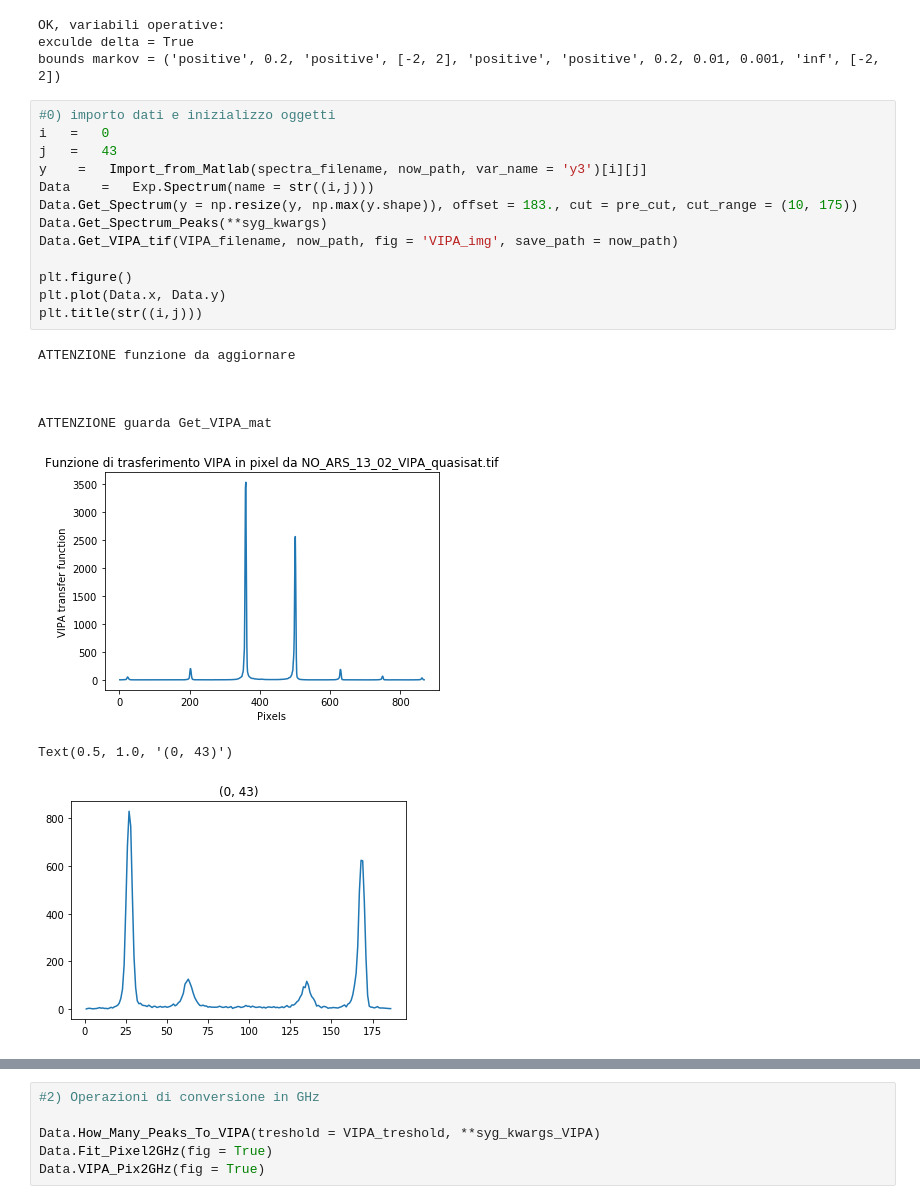
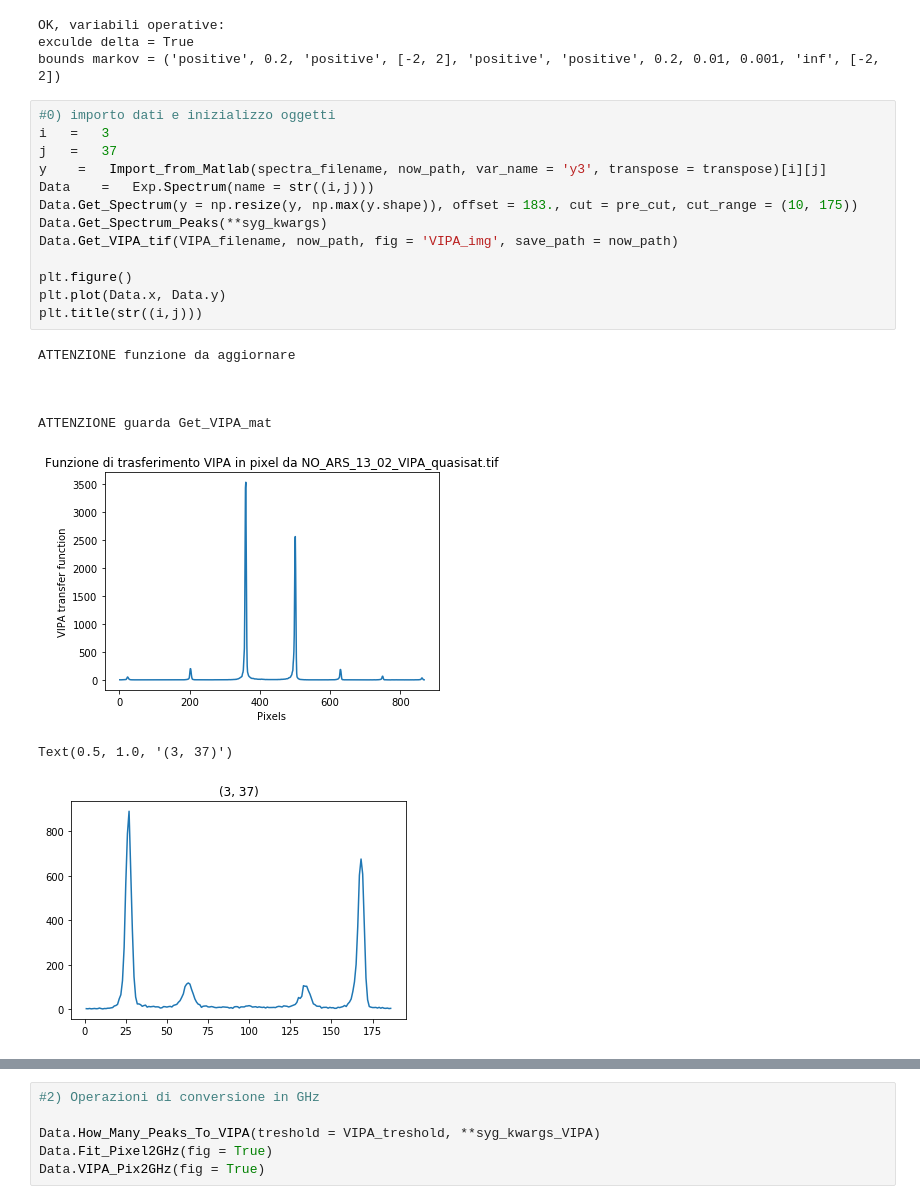
Before and after one commit to flautodipan/Python_Libraries, a Jupyter notebook: Experimentum_single.ipynb, the cells around one changed output, grey strips where cells are left out. Drawn from its saved outputs; the diff is of its cells as text.

```diff
--- a/Experimentum_single.ipynb
+++ b/Experimentum_single.ipynb
@@ -79,26 +79,26 @@ exculde delta = True
 bounds markov = ('positive', 0.2, 'positive', [-2, 2], 'positive', 'positive', 0.2, 0.01, 0.001, 'inf', [-2, 2])
 # %%
 #0) importo dati e inizializzo oggetti
-i   =   0
-j   =   43
-y    =   Import_from_Matlab(spectra_filename, now_path, var_name = 'y3')[i][j]
+i   =   3
+j   =   37
+y    =   Import_from_Matlab(spectra_filename, now_path, var_name = 'y3', transpose = transpose)[i][j]
 Data    =   Exp.Spectrum(name = str((i,j)))
 Data.Get_Spectrum(y = np.resize(y, np.max(y.shape)), offset = 183., cut = pre_cut, cut_range = (10, 175))
 Data.Get_Spectrum_Peaks(**syg_kwargs)
 Data.Get_VIPA_tif(VIPA_filename, now_path, fig = 'VIPA_img', save_path = now_path)
 
 plt.figure()
 plt.plot(Data.x, Data.y)
 plt.title(str((i,j)))
 # %% [output]
 ATTENZIONE funzione da aggiornare
 
 
 
 ATTENZIONE guarda Get_VIPA_mat
 [figure]
-Text(0.5, 1.0, '(0, 43)')
+Text(0.5, 1.0, '(3, 37)')
-[figure, old version]
+[figure, new version]
 # %%
 #1) Classificazione e visualizzazione spettro
 check = Data.Check_Spectrum_Saturation(saturation_height = sat_height, saturation_width = sat_width)
```
Also changed, not shown: parts of 4 cells of this notebook, 7 other files.
